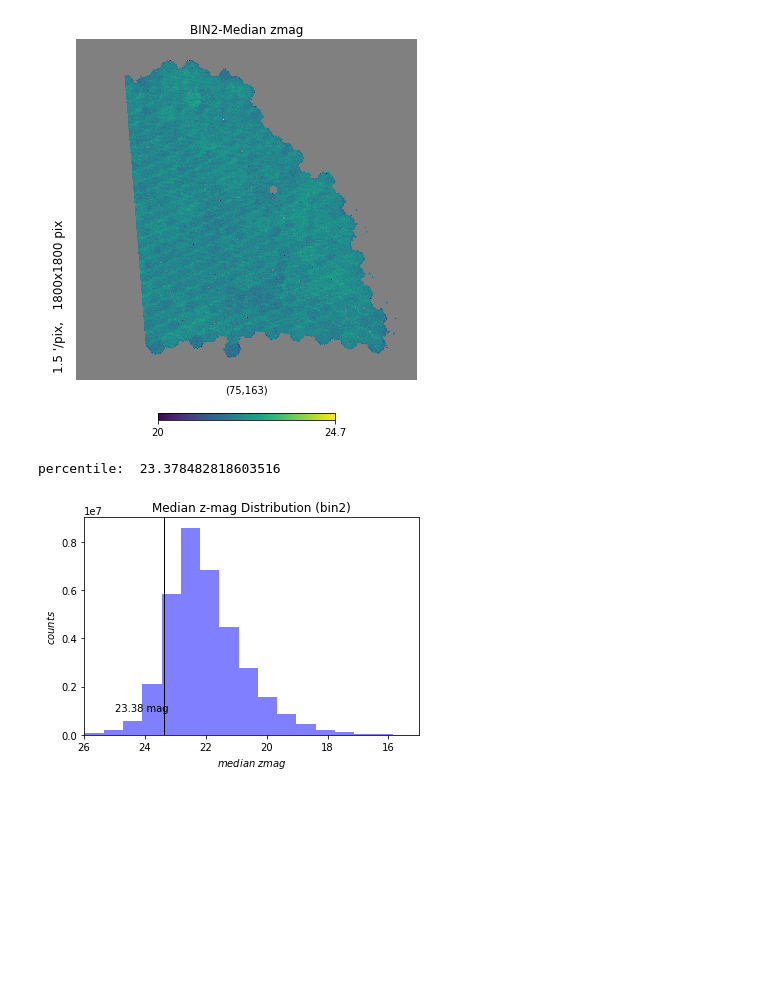
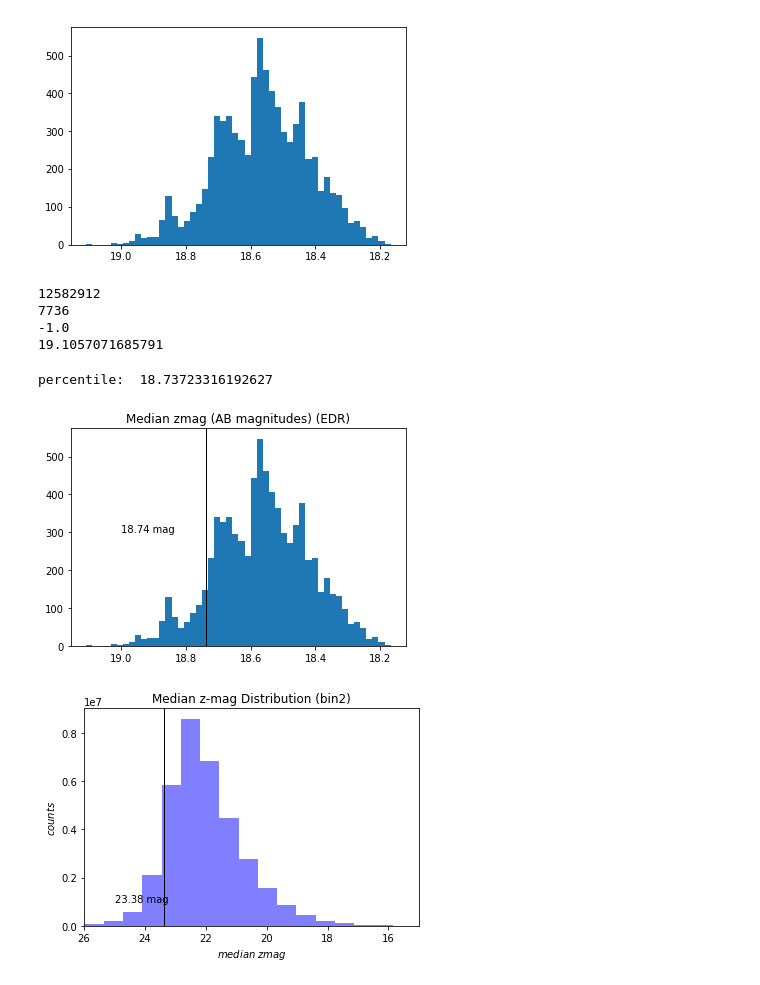
Before and after one commit to metownsend/LRG-Sats, a Jupyter notebook: new-cat-healpix-bin2.ipynb, the cells around one changed output. Saved outputs shown, nothing was run; the diff lists cells and outputs as text; code cells hidden in the pictures; blank space fills up the shorter version.

```diff
--- a/new-cat-healpix-bin2.ipynb
+++ b/new-cat-healpix-bin2.ipynb
@@ -157,7 +190,7 @@ for i in range(len(pixcnts)-1):
 #     print(pix)
 #     array_g[pix] = np.median(trans_g_BKG2[inds])
 #     array_r[pix] = np.median(trans_r_BKG2[inds])
-    array_z[pix] = np.median(zmag_BKG2[inds])
+    array_z[pix] = np.median(zmag_AB[inds])
     # array_g[pix] = -2.5*(np.log10(5. / np.sqrt(np.median(galdepth_g[inds]))) - 9.)
     # array_r[pix] = -2.5*(np.log10(5. / np.sqrt(np.median(galdepth_r[inds]))) - 9.)
     # array_z[pix] = -2.5*(np.log10(5. / np.sqrt(np.median(galdepth_z[inds]))) - 9.)
@@ -192,10 +225,14 @@ mz.mask = masked_map_z
 
 # This HEALPix image shows the median zmag in each pixel
 
+# hp.gnomview(mz, xsize=225, rot=(-116.5, 9), flip='astro', nest=True, title='Median galdepth in z (EDR)')
+# # hp.gnomview(mapp, flip='astro', xsize=1800, rot=(75., 163.), nest=True, title='BIN2')
+# plt.savefig('/Users/mtownsend/Desktop/HEALPix-median-galdepth-z-EDR.pdf')
+# plt.show()
 
-hp.gnomview(mz, flip='astro', xsize=1800, min=20., rot=(75., 163.), nest=True, title='BIN2-Median zmag')
-plt.savefig('/Users/mtownsend/Desktop/HEALPix-median-zmag-bin2.pdf')
-plt.show()
+# hp.gnomview(mz, flip='astro', xsize=1800, min=20., rot=(75., 163.), nest=True, title='BIN2-Median zmag')
+# # plt.savefig('/Users/mtownsend/Desktop/HEALPix-median-zmag-bin2.pdf')
+# plt.show()
 
 # hp.gnomview(mr, flip='astro', xsize=1800, rot=(75., 163.), nest=True, title='BIN2-Median r transmission')
 # plt.savefig('/Users/mtownsend/Desktop/HEALPix-median-r-trans-bin2.pdf')
@@ -216,35 +253,61 @@ plt.show()
 # hp.gnomview(mz, flip='astro', xsize=1800, max=0.8, rot=(75., 163.), nest=True, title='BIN2-Median z transmission (80%)')
 # plt.savefig('/Users/mtownsend/Desktop/HEALPix-median-z-trans-80-bin2.pdf')
 # plt.show()
-# %% [output]
-[figure, removed]
+# %%
+plt.hist(array_z[np.where(array_z > -1.)], bins=50)
+plt.gca().invert_xaxis()
+# plt.axvline(x=cutlen_z2, linewidth=1, color='black')
+plt.show()
+
+print(len(array_z))
+print(len(array_z[np.where(array_z > -1.)]))
+
+print(array_z.min())
+print(array_z.max())
+# %% [output]
+[figure, added]
+12582912
+7736
+-1.0
+19.1057071685791
 # %%
 # This section isolates the top 98 percent brightest sources in zmag. array_z is a map of median values for zmag for
 # each HEALPix pixel.
 
 # sort zmag array
-sort_zmag = np.sort(zmag_BKG2)
+# sort_zmag = np.sort(zmag_BKG2)
+sort_zmagAB = np.sort(array_z[np.where(array_z > -1.)])
 # find 90th percentile value
-cutlen_z2 = np.percentile(sort_zmag, 90)
+cutlen_z2 = np.percentile(sort_zmagAB, 90)
 print('percentile: ', cutlen_z2)
 
-ra90 = ra_BKG2[np.where(zmag_BKG2 <= cutlen_z2)]
-dec90 = dec_BKG2[np.where(zmag_BKG2 <= cutlen_z2)]
+plt.hist(array_z[np.where(array_z > -1.)], bins=50)
+plt.gca().invert_xaxis()
+plt.axvline(x=cutlen_z2, linewidth=1, color='black')
+plt.text(19, 300, '{} mag'.format(round(cutlen_z2,2), fontsize=12))
+plt.title("Median zmag (AB magnitudes) (EDR)")
+plt.savefig("/Users/mtownsend/Desktop/median-zmag-EDR.pdf")
+plt.show()
 
-phi98 = []
-theta98 = []
 
-for i in range(len(ra90)):
-    theta98.append(np.radians(90. - dec90[i]))
-    phi98.append(np.radians(ra90[i]))
+# ra90 = ra_BKG2[np.where(zmag_BKG2 <= cutlen_z2)]
+# dec90 = dec_BKG2[np.where(zmag_BKG2 <= cutlen_z2)]
 
-# Convert angles theta and phi to pixel numbers
-pixnums98 = hp.ang2pix(nside, theta98, phi98, nest=True)
+# phi98 = []
+# theta98 = []
 
-# Create a HEALPix map from pix
-density_map98 = np.bincount(pixnums98, minlength=npixel)
+# for i in range(len(ra90)):
+#     theta98.append(np.radians(90. - dec90[i]))
+#     phi98.append(np.radians(ra90[i]))
+
+# # Convert angles theta and phi to pixel numbers
+# pixnums98 = hp.ang2pix(nside, theta98, phi98, nest=True)
+
+# # Create a HEALPix map from pix
+# density_map98 = np.bincount(pixnums98, minlength=npixel)
 # %% [output]
-percentile:  23.378482818603516
+percentile:  18.73723316192627
+[figure, added]
 # %%
 # Plot mapp
 # hp.gnomview(density_map98, flip='astro', xsize=1800, rot=(75., 163.), nest=True, title='BIN2; zmag<23.37')
```
Also changed, not shown: parts of 6 cells of this notebook, 1 other file.
